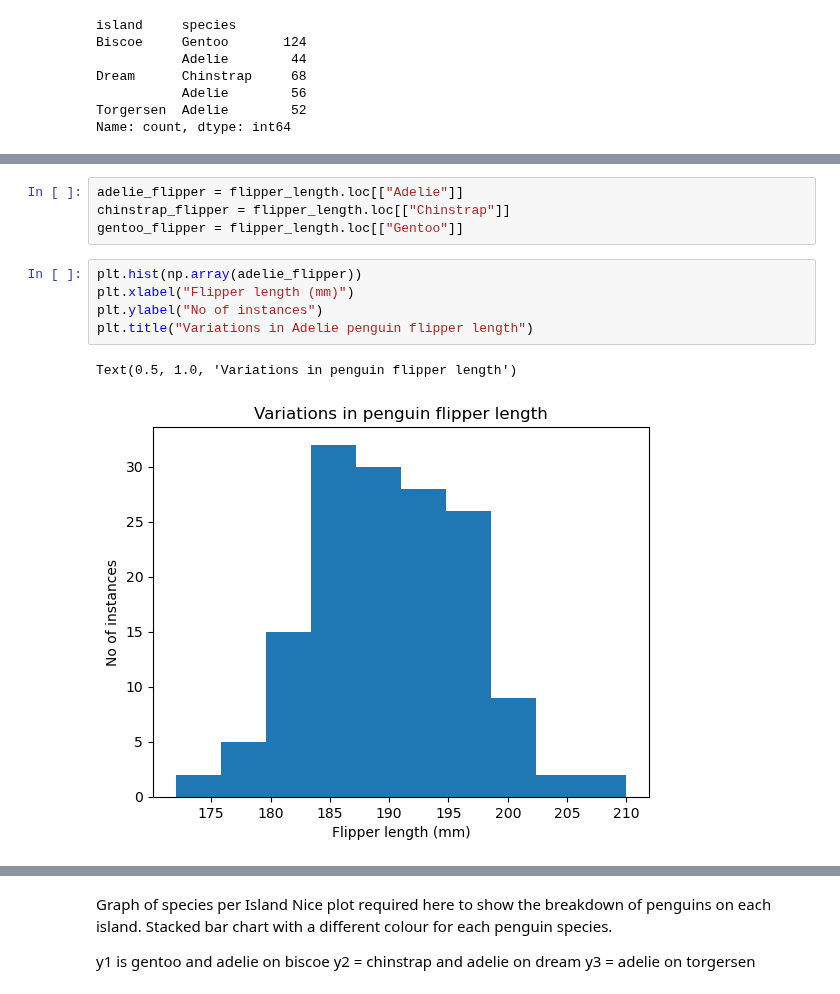
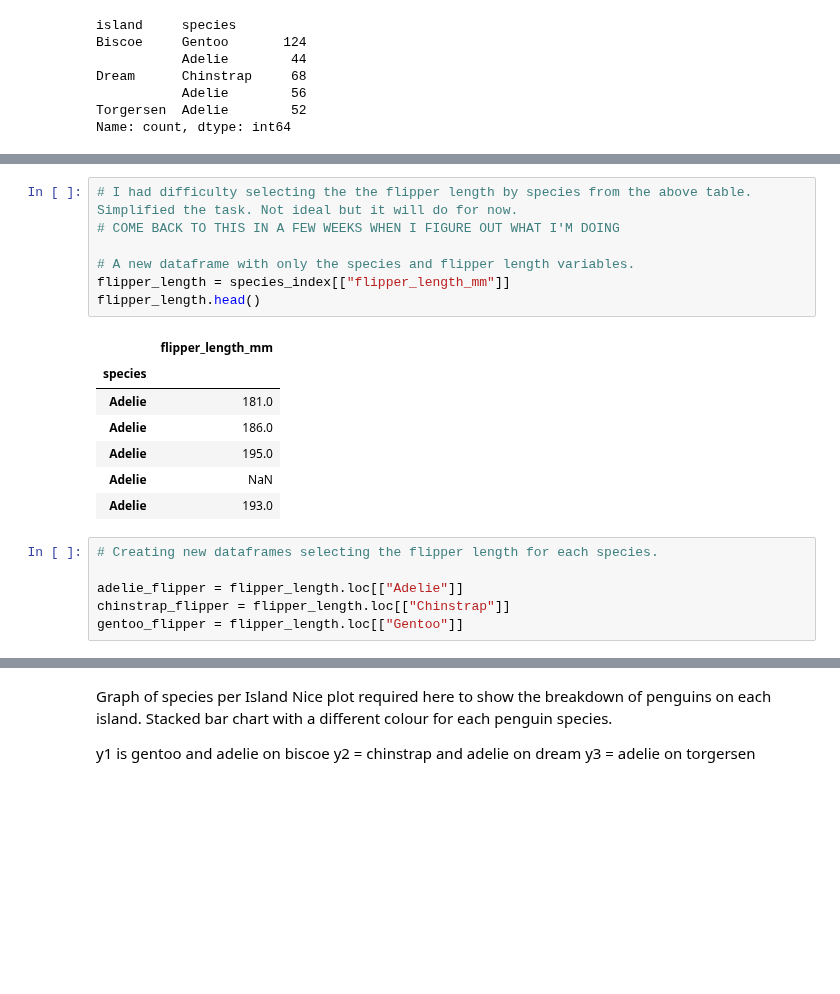
Before and after one commit to IreneKilgannon/DataAnalytics, a Jupyter notebook: penguins.ipynb, the cells around one changed output, grey strips where cells are left out. Drawn from its saved outputs; the diff is of its cells as text; blank space fills up the shorter version.

```diff
--- a/penguins.ipynb
+++ b/penguins.ipynb
@@ -282,13 +291,22 @@ Name: flipper_length_mm, dtype: float64
+# %%
+# I had difficulty selecting the the flipper length by species from the above table. Simplified the task. Not ideal but it will do for now.
+# COME BACK TO THIS IN A FEW WEEKS WHEN I FIGURE OUT WHAT I'M DOING
+
+# A new dataframe with only the species and flipper length variables.
+flipper_length = species_index[["flipper_length_mm"]]
+flipper_length.head()
+# %% [output]
+|  | flipper_length_mm |
+| species |  |
+| Adelie | 181.0 |
+| Adelie | 186.0 |
+| Adelie | 195.0 |
+| Adelie | NaN |
+| Adelie | 193.0 |
 # %%
+# Creating new dataframes selecting the flipper length for each species.
+
 adelie_flipper = flipper_length.loc[["Adelie"]]
 chinstrap_flipper = flipper_length.loc[["Chinstrap"]]
 gentoo_flipper = flipper_length.loc[["Gentoo"]]
-# %%
-plt.hist(np.array(adelie_flipper))
-plt.xlabel("Flipper length (mm)")
-plt.ylabel("No of instances")
-plt.title("Variations in Adelie penguin flipper length")
-# %% [output]
-Text(0.5, 1.0, 'Variations in penguin flipper length')
-[figure, removed]
 # %%
```
Also changed, not shown: parts of 13 cells of this notebook.
